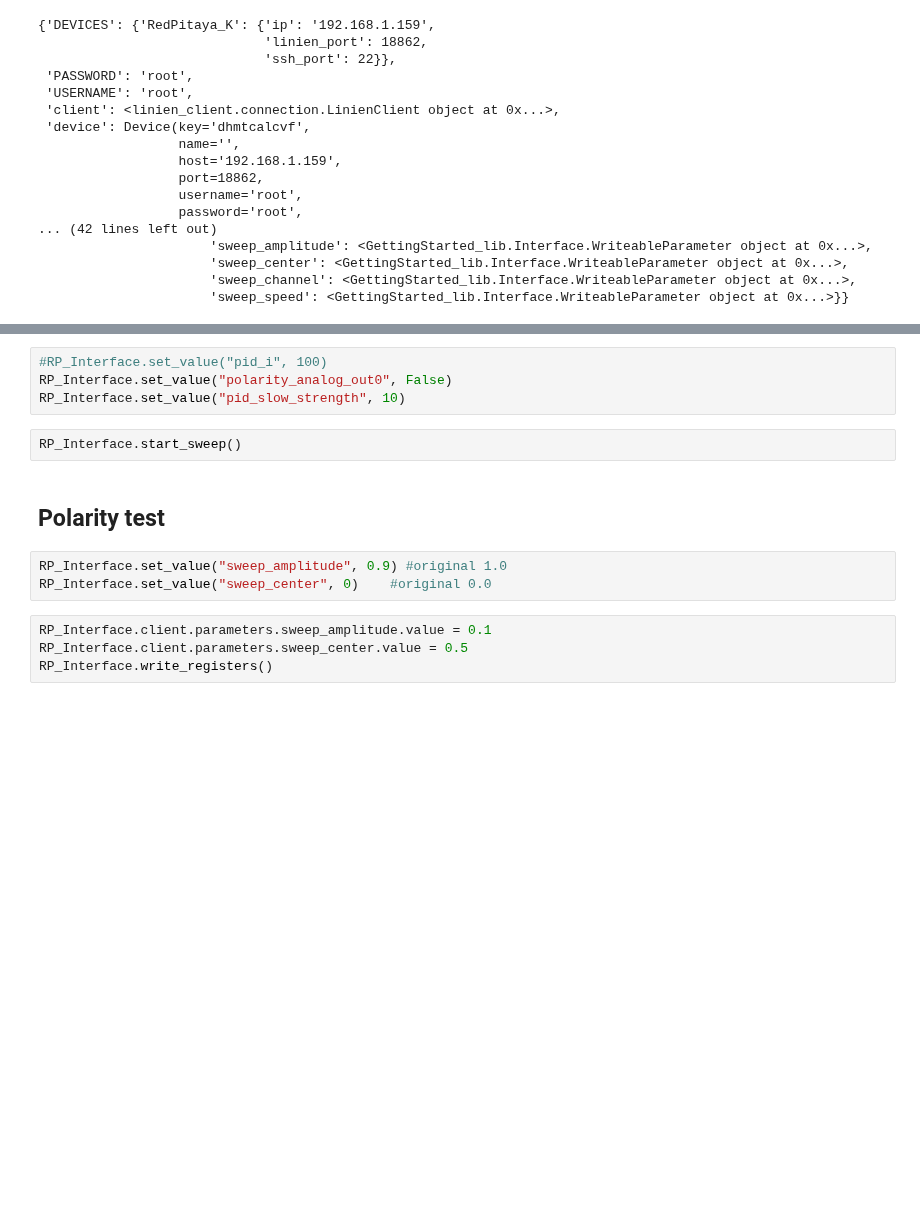
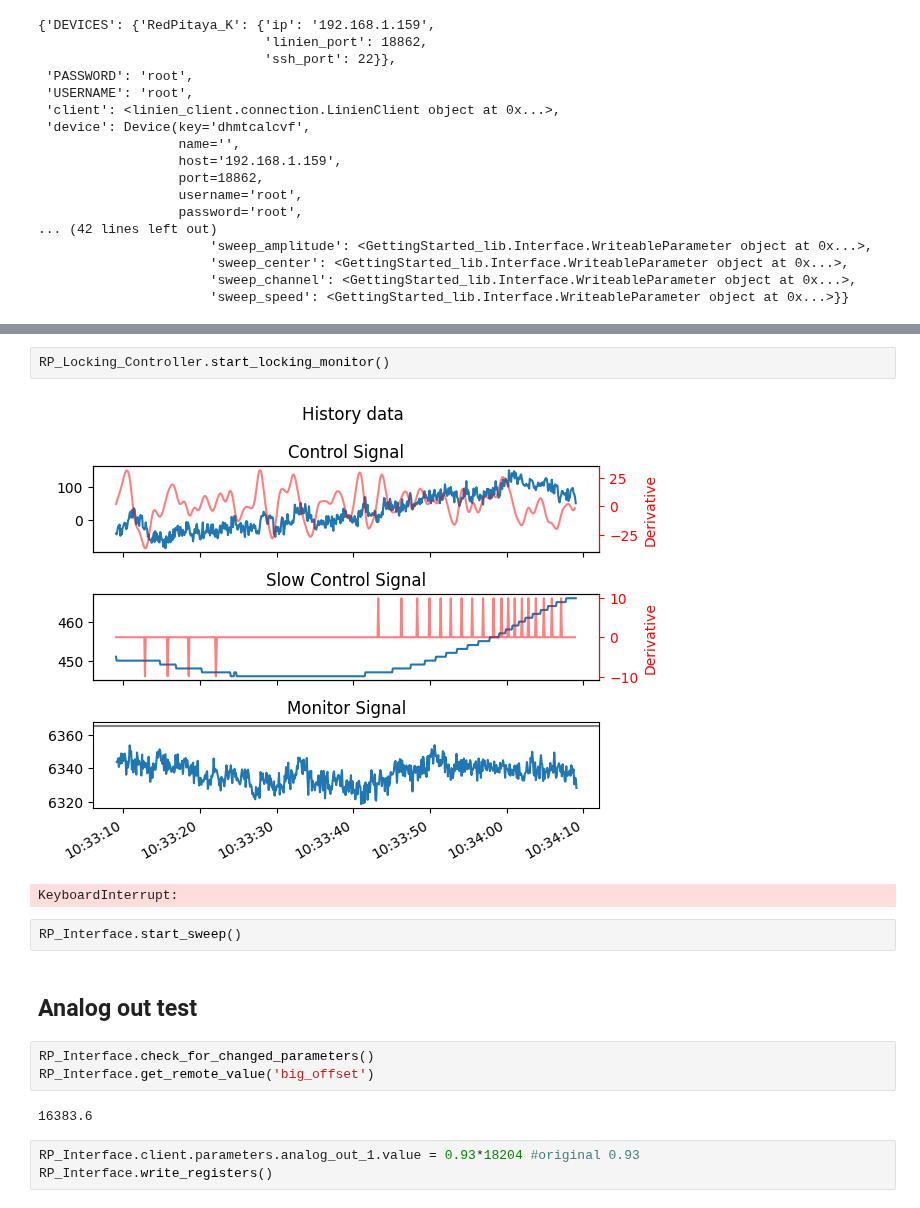
Before and after one commit to jack00look/RP_Spectroscopy, a Jupyter notebook: Laser_Lock_Controller.ipynb, the cells around one changed output, grey strips where cells are left out. Cells and saved outputs as stored; diff of their text form; blank space fills up the shorter version.

```diff
--- a/Laser_Lock_Controller.ipynb
+++ b/Laser_Lock_Controller.ipynb
@@ -109,18 +118,20 @@ checking lock status...
 checking lock status...
 checking lock status...
 Locking the laser worked! \o/
-# %%
-#RP_Interface.set_value("pid_i", 100)
-RP_Interface.set_value("polarity_analog_out0", False)
-RP_Interface.set_value("pid_slow_strength", 10)
+# %%
+RP_Locking_Controller.start_locking_monitor()
+# %% [output]
+[figure, added]
+KeyboardInterrupt:
 # %%
 RP_Interface.start_sweep()
 # %% [markdown]
-## Polarity test
+## Analog out test
-# %%
-RP_Interface.set_value("sweep_amplitude", 0.9) #original 1.0
-RP_Interface.set_value("sweep_center", 0)    #original 0.0
+# %%
+RP_Interface.check_for_changed_parameters()
+RP_Interface.get_remote_value('big_offset')
+# %% [output]
+16383.6
 # %%
-RP_Interface.client.parameters.sweep_amplitude.value = 0.1
-RP_Interface.client.parameters.sweep_center.value = 0.5
+RP_Interface.client.parameters.analog_out_1.value = 0.93*18204 #original 0.93
 RP_Interface.write_registers()
```
Also changed, not shown: parts of 7 cells of this notebook, 4 other files.
